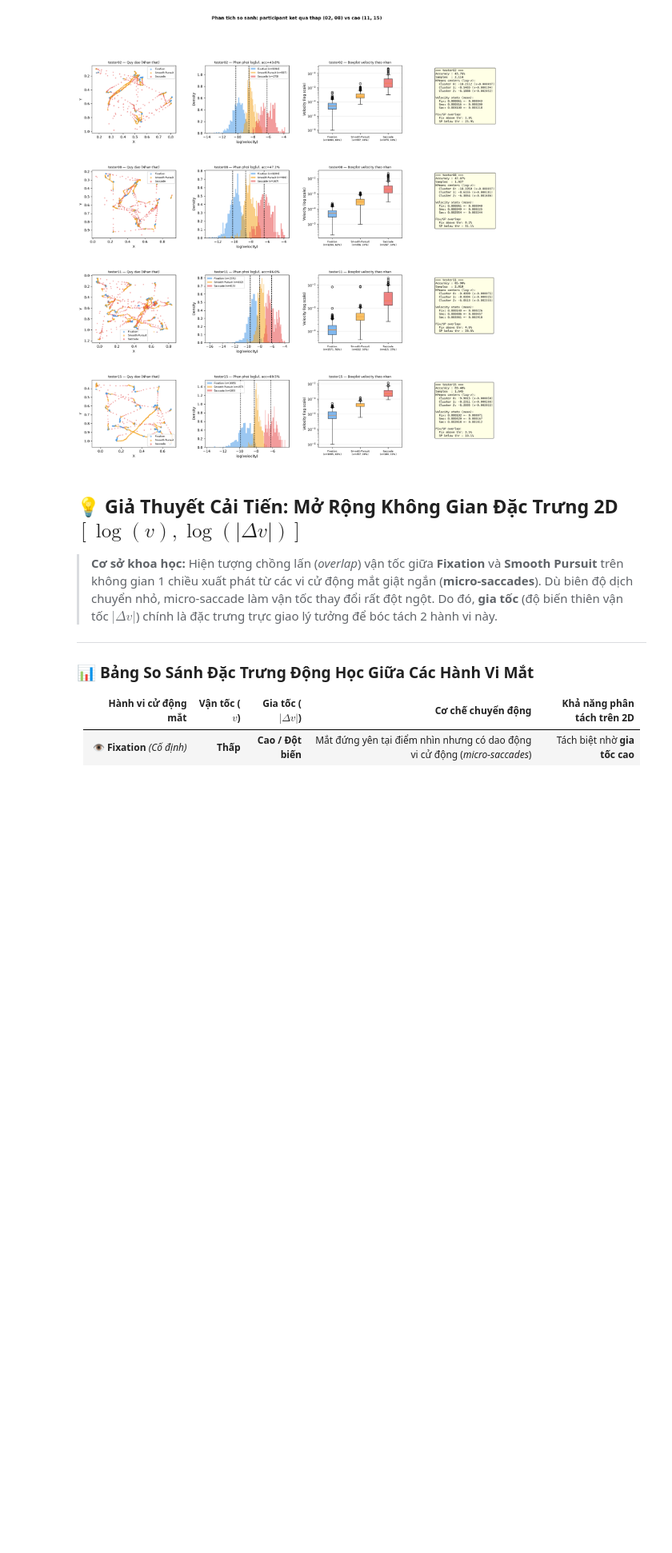
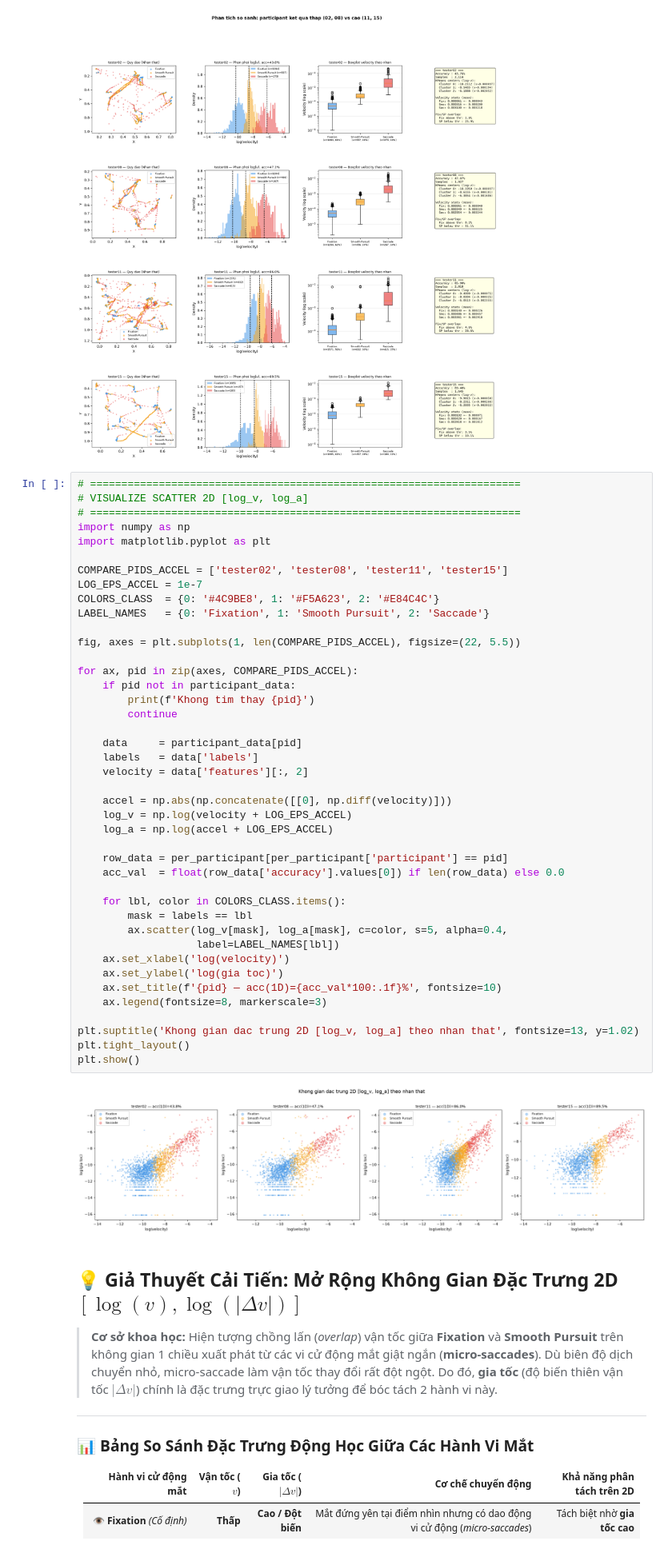
Before and after one commit to AnThanh-1234/midas, a Jupyter notebook: eye_movement_paper_training_v4_change_feature.ipynb, the cells around one changed output. Shown at 80% size. Drawn from its saved outputs; the diff is of its cells as text; blank space fills up the shorter version.

```diff
--- a/eye_movement_paper_training_v4_change_feature.ipynb
+++ b/eye_movement_paper_training_v4_change_feature.ipynb
@@ -642,6 +642,50 @@ plt.suptitle(
 plt.show()
 # %% [output]
 [figure]
+# %%
+# =====================================================================
+# VISUALIZE SCATTER 2D [log_v, log_a]
+# =====================================================================
+import numpy as np
+import matplotlib.pyplot as plt
+
+COMPARE_PIDS_ACCEL = ['tester02', 'tester08', 'tester11', 'tester15']
+LOG_EPS_ACCEL = 1e-7
+COLORS_CLASS  = {0: '#4C9BE8', 1: '#F5A623', 2: '#E84C4C'}
+LABEL_NAMES   = {0: 'Fixation', 1: 'Smooth Pursuit', 2: 'Saccade'}
+
+fig, axes = plt.subplots(1, len(COMPARE_PIDS_ACCEL), figsize=(22, 5.5))
+
+for ax, pid in zip(axes, COMPARE_PIDS_ACCEL):
+    if pid not in participant_data:
+        print(f'Khong tim thay {pid}')
+        continue
+
+    data     = participant_data[pid]
+    labels   = data['labels']
+    velocity = data['features'][:, 2]
+
+    accel = np.abs(np.concatenate([[0], np.diff(velocity)]))
+    log_v = np.log(velocity + LOG_EPS_ACCEL)
+    log_a = np.log(accel + LOG_EPS_ACCEL)
+
+    row_data = per_participant[per_participant['participant'] == pid]
+    acc_val  = float(row_data['accuracy'].values[0]) if len(row_data) else 0.0
+
+    for lbl, color in COLORS_CLASS.items():
+        mask = labels == lbl
+        ax.scatter(log_v[mask], log_a[mask], c=color, s=5, alpha=0.4,
+                   label=LABEL_NAMES[lbl])
+    ax.set_xlabel('log(velocity)')
+    ax.set_ylabel('log(gia toc)')
+    ax.set_title(f'{pid} — acc(1D)={acc_val*100:.1f}%', fontsize=10)
+    ax.legend(fontsize=8, markerscale=3)
+
+plt.suptitle('Khong gian dac trung 2D [log_v, log_a] theo nhan that', fontsize=13, y=1.02)
+plt.tight_layout()
+plt.show()
+# %% [output]
+[figure, added]
 # %% [markdown]
 ## 💡 Giả Thuyết Cải Tiến: Mở Rộng Không Gian Đặc Trưng 2D $[\log(v), \log(|\Delta v|)]$
 
```
Also changed, not shown: 4 other files.
